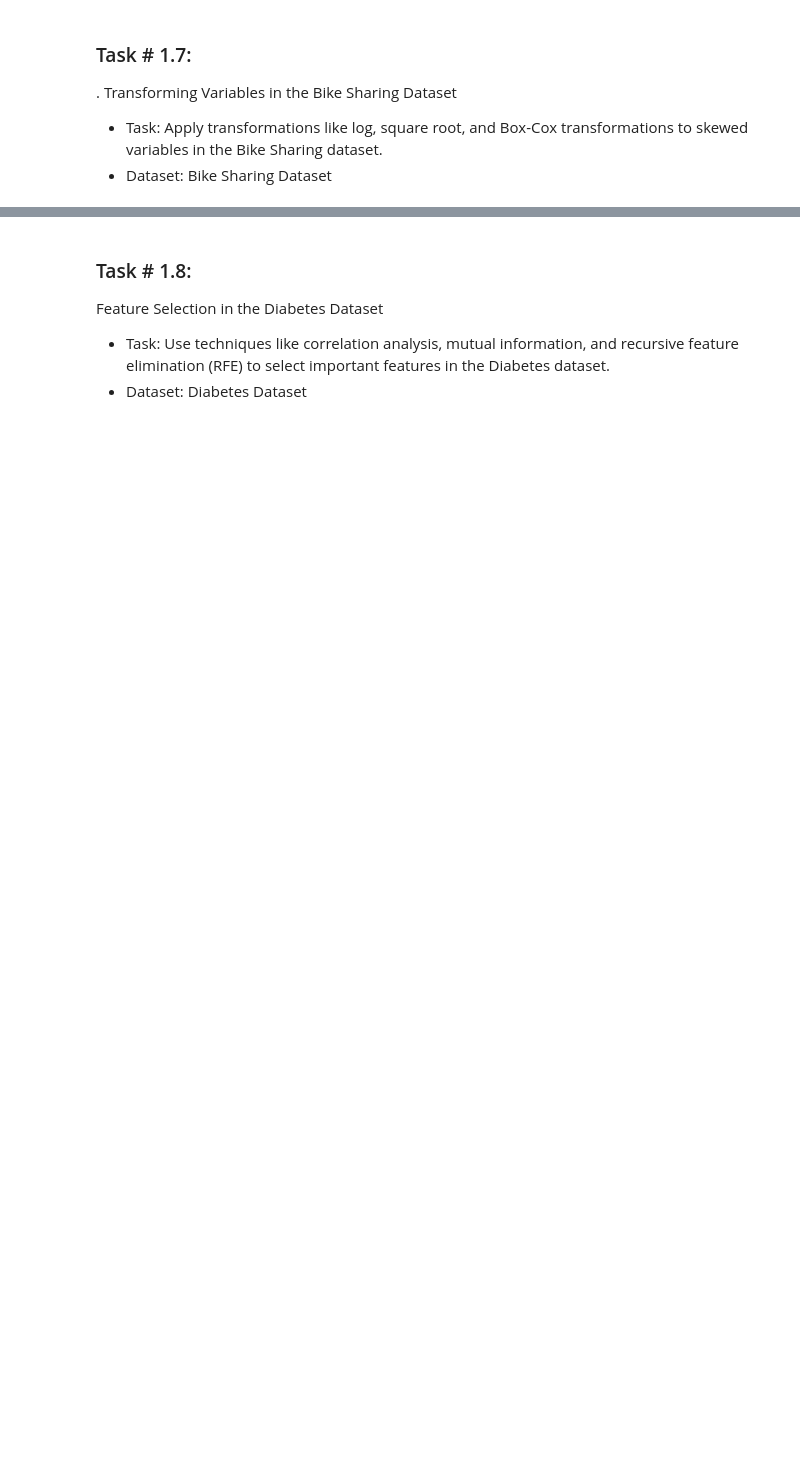
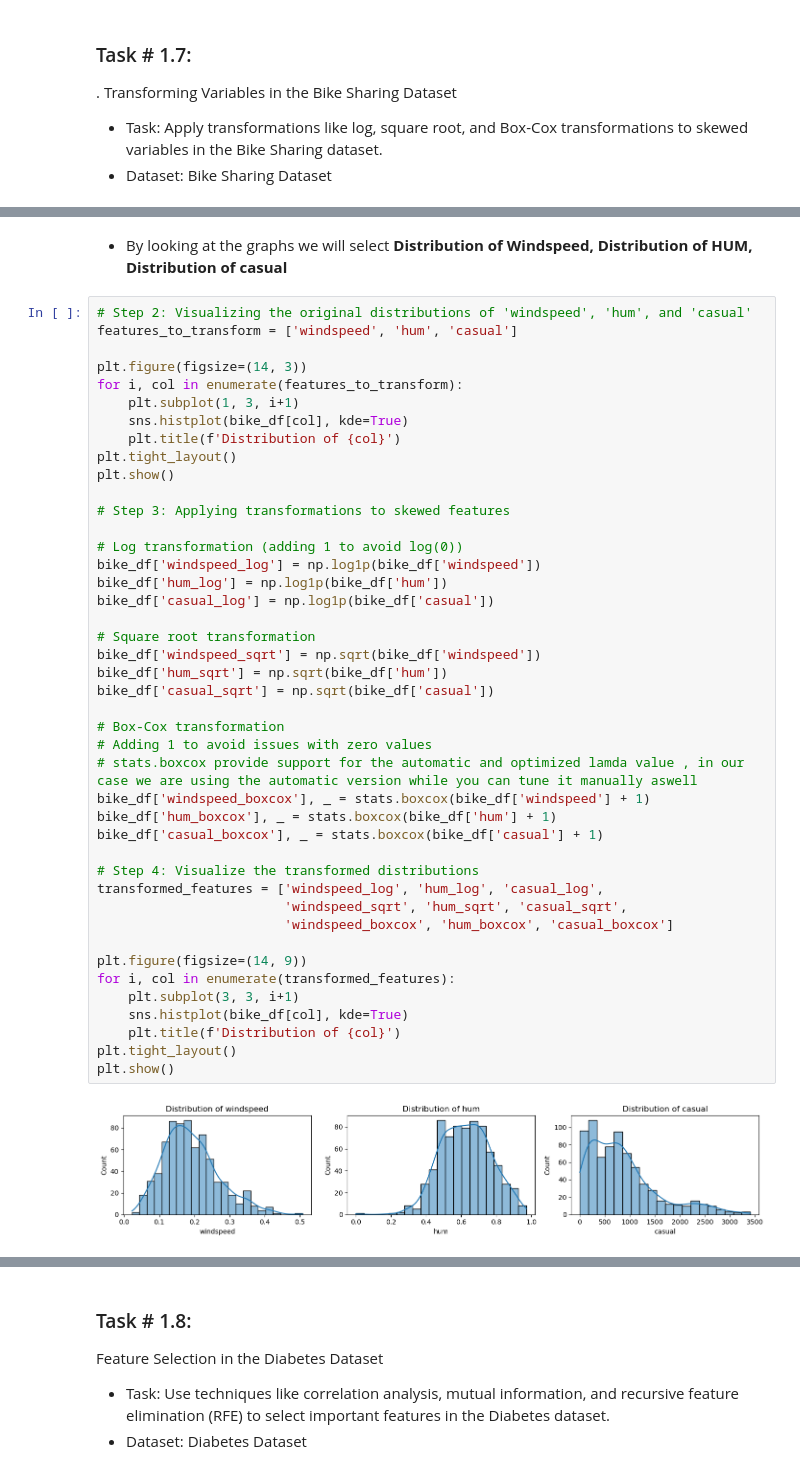
Before and after one commit to Syed-Shahir/100DaysOfBytewise, a Jupyter notebook: BTW_W5_Task1_Part2.ipynb, the cells around one changed output, grey strips where cells are left out. Drawn from its saved outputs; the diff is of its cells as text; blank space fills up the shorter version.

```diff
--- a/BTW_W5_Task1_Part2.ipynb
+++ b/BTW_W5_Task1_Part2.ipynb
@@ -15,0 +127,47 @@ variables in the Bike Sharing dataset.
+# %% [markdown]
+- By looking at the graphs we will select **Distribution of Windspeed, Distribution of HUM, Distribution of casual**
+# %%
+# Step 2: Visualizing the original distributions of 'windspeed', 'hum', and 'casual'
+features_to_transform = ['windspeed', 'hum', 'casual']
+
+plt.figure(figsize=(14, 3))
+for i, col in enumerate(features_to_transform):
+    plt.subplot(1, 3, i+1)
+    sns.histplot(bike_df[col], kde=True)
+    plt.title(f'Distribution of {col}')
+plt.tight_layout()
+plt.show()
+
+# Step 3: Applying transformations to skewed features
+
+# Log transformation (adding 1 to avoid log(0))
+bike_df['windspeed_log'] = np.log1p(bike_df['windspeed'])
+bike_df['hum_log'] = np.log1p(bike_df['hum'])
+bike_df['casual_log'] = np.log1p(bike_df['casual'])
+
+# Square root transformation
+bike_df['windspeed_sqrt'] = np.sqrt(bike_df['windspeed'])
+bike_df['hum_sqrt'] = np.sqrt(bike_df['hum'])
+bike_df['casual_sqrt'] = np.sqrt(bike_df['casual'])
+
+# Box-Cox transformation
+# Adding 1 to avoid issues with zero values
+# stats.boxcox provide support for the automatic and optimized lamda value , in our case we are using the automatic version while you can tune it manually aswell
+bike_df['windspeed_boxcox'], _ = stats.boxcox(bike_df['windspeed'] + 1)
+bike_df['hum_boxcox'], _ = stats.boxcox(bike_df['hum'] + 1)
+bike_df['casual_boxcox'], _ = stats.boxcox(bike_df['casual'] + 1)
+
+# Step 4: Visualize the transformed distributions
+transformed_features = ['windspeed_log', 'hum_log', 'casual_log',
+                        'windspeed_sqrt', 'hum_sqrt', 'casual_sqrt',
+                        'windspeed_boxcox', 'hum_boxcox', 'casual_boxcox']
+
+plt.figure(figsize=(14, 9))
+for i, col in enumerate(transformed_features):
+    plt.subplot(3, 3, i+1)
+    sns.histplot(bike_df[col], kde=True)
+    plt.title(f'Distribution of {col}')
+plt.tight_layout()
+plt.show()
+# %% [output]
+[figure, added]
```
Also changed, not shown: parts of 40 cells of this notebook.
